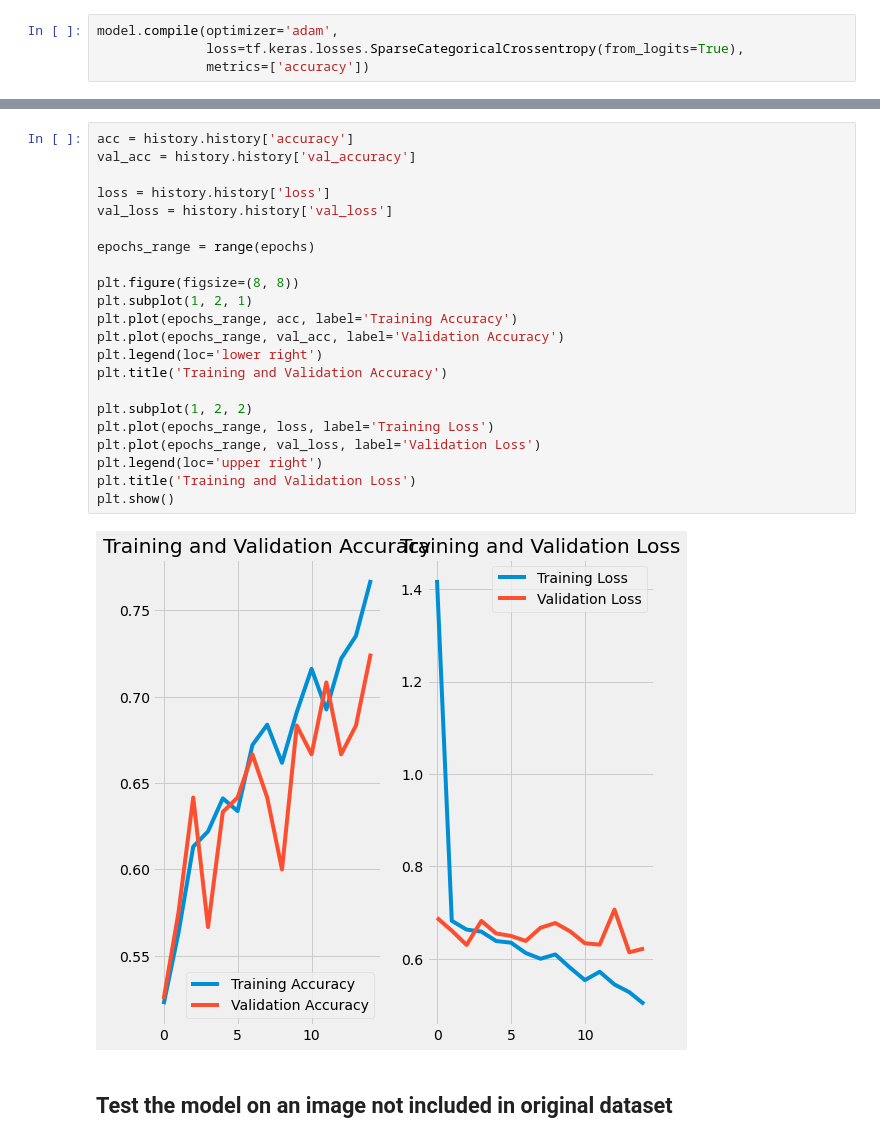
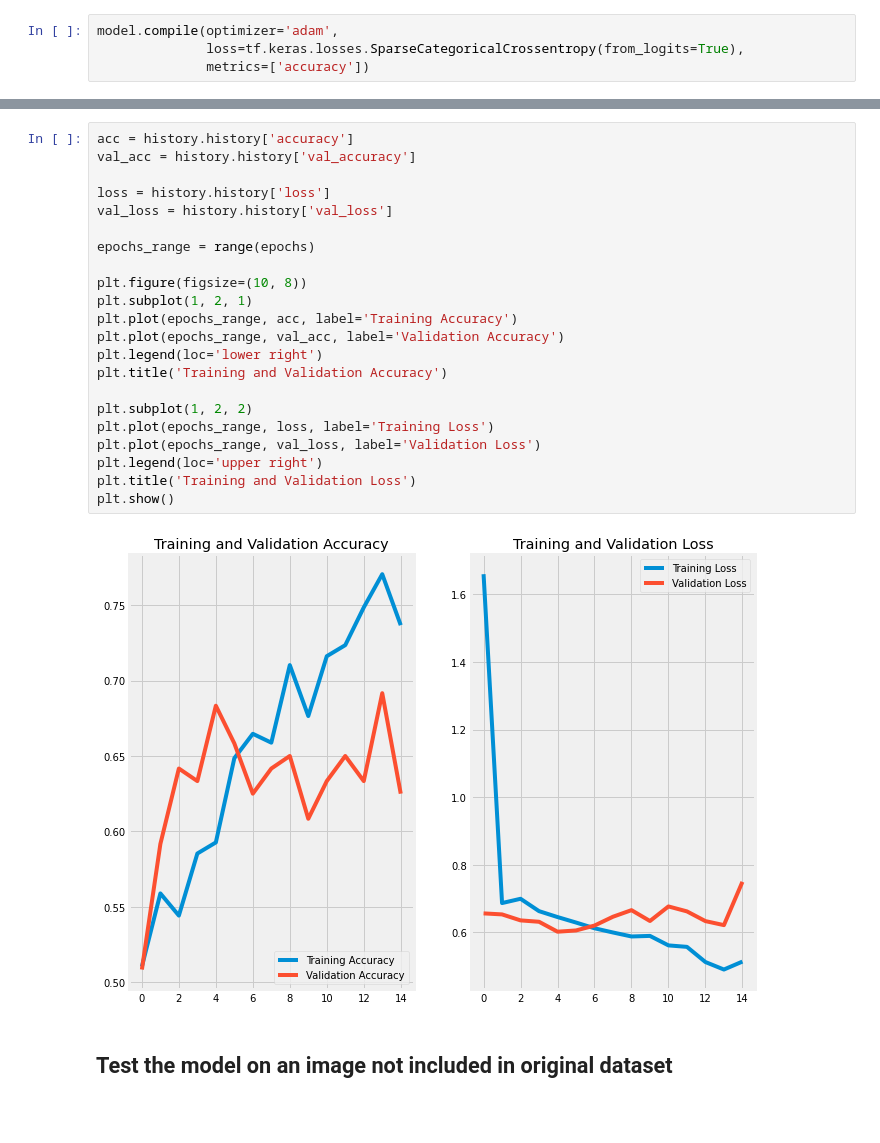
Before and after one commit to joeyc13/Adult_Child_Classifier, a Jupyter notebook: adult_child_classification.ipynb, the cells around one changed output, grey strips where cells are left out. Saved outputs shown, nothing was run; the diff lists cells and outputs as text; blank space fills up the shorter version.

Commit message:
Re-run model, altered accuracy figures

```diff
--- a/adult_child_classification.ipynb
+++ b/adult_child_classification.ipynb
@@ -260,27 +267,27 @@ Epoch 15/15
 # %%
 acc = history.history['accuracy']
 val_acc = history.history['val_accuracy']
 
 loss = history.history['loss']
 val_loss = history.history['val_loss']
 
 epochs_range = range(epochs)
 
-plt.figure(figsize=(8, 8))
+plt.figure(figsize=(10, 8))
 plt.subplot(1, 2, 1)
 plt.plot(epochs_range, acc, label='Training Accuracy')
 plt.plot(epochs_range, val_acc, label='Validation Accuracy')
 plt.legend(loc='lower right')
 plt.title('Training and Validation Accuracy')
 
 plt.subplot(1, 2, 2)
 plt.plot(epochs_range, loss, label='Training Loss')
 plt.plot(epochs_range, val_loss, label='Validation Loss')
 plt.legend(loc='upper right')
 plt.title('Training and Validation Loss')
 plt.show()
 # %% [output]
-[figure, old version]
+[figure, new version]
 # %% [markdown]
 ## Test the model on an image not included in original dataset
 # %%
```
Also changed, not shown: parts of 7 cells of this notebook.
